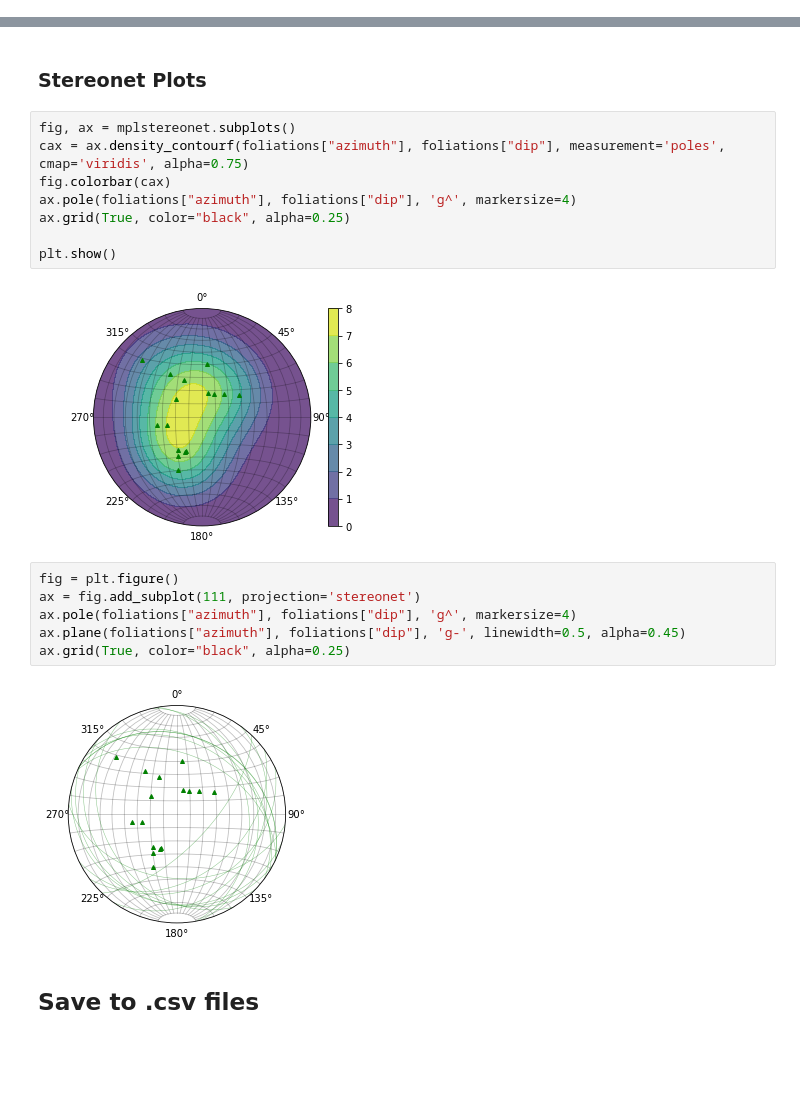
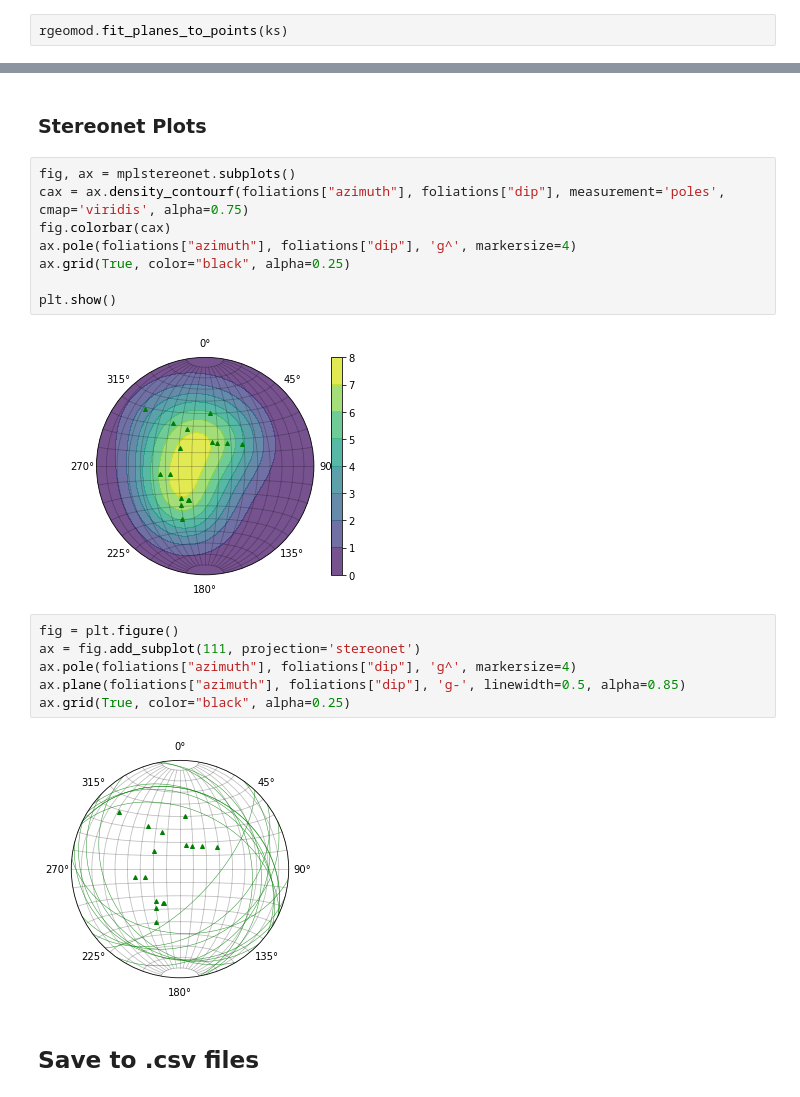
Before and after one commit to cgre-aachen/remote-geomod, a Jupyter notebook: notebooks/workflow.ipynb, the cells around one changed output, grey strips where cells are left out. Saved outputs shown, nothing was run; the diff lists cells and outputs as text; blank space fills up the shorter version.

```diff
--- a/notebooks/workflow.ipynb
+++ b/notebooks/workflow.ipynb
@@ -74,0 +77,2 @@ rgeomod.fetch_z_from_dtm(ks, geotiff_filepath)
+# %%
+rgeomod.fit_planes_to_points(ks)
@@ -140,15 +146,15 @@ ax.grid(True, color="black", alpha=0.25)
 
 plt.show()
 # %% [output]
-[figure, old version]
+[figure, new version]
 # %%
 fig = plt.figure()
 ax = fig.add_subplot(111, projection='stereonet')
 ax.pole(foliations["azimuth"], foliations["dip"], 'g^', markersize=4)
-ax.plane(foliations["azimuth"], foliations["dip"], 'g-', linewidth=0.5, alpha=0.45)
+ax.plane(foliations["azimuth"], foliations["dip"], 'g-', linewidth=0.5, alpha=0.85)
 ax.grid(True, color="black", alpha=0.25)
 # %% [output]
-[figure, old version]
+[figure, new version]
 # %% [markdown]
 ## Save to .csv files
 # %%
```
Also changed, not shown: parts of 8 cells of this notebook, 11 other files.
